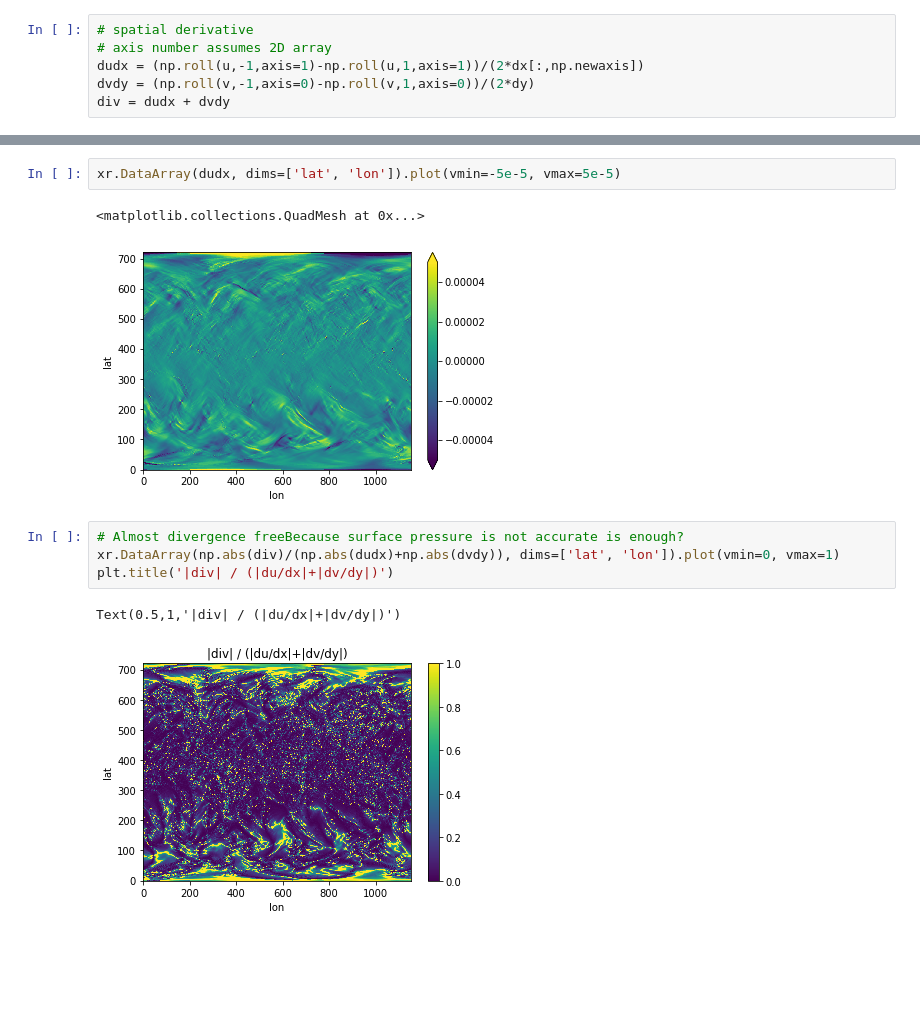
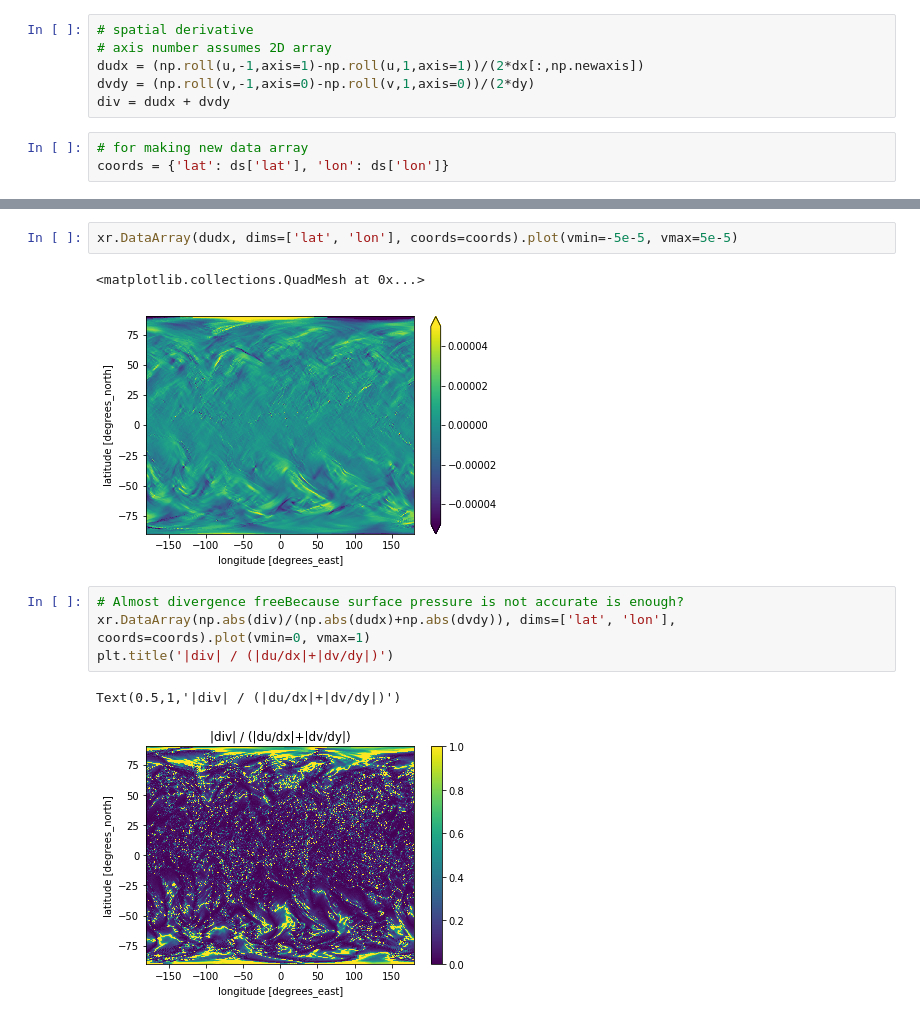
Before and after one commit to JiaweiZhuang/process_real_wind, a Jupyter notebook: wind_divergence.ipynb, the cells around one changed output, grey strips where cells are left out. Drawn from its saved outputs; the diff is of its cells as text; blank space fills up the shorter version.

Commit message:
Also plot coordinate values

```diff
--- a/wind_divergence.ipynb
+++ b/wind_divergence.ipynb
@@ -112,4 +112,7 @@ dx.shape, dy
 dudx = (np.roll(u,-1,axis=1)-np.roll(u,1,axis=1))/(2*dx[:,np.newaxis])
 dvdy = (np.roll(v,-1,axis=0)-np.roll(v,1,axis=0))/(2*dy)
 div = dudx + dvdy
+# %%
+# for making new data array
+coords = {'lat': ds['lat'], 'lon': ds['lon']}
 # %%
@@ -121,12 +124,12 @@ Text(0.5,1,'divergence (1/s)')
 # %%
-xr.DataArray(dudx, dims=['lat', 'lon']).plot(vmin=-5e-5, vmax=5e-5)
+xr.DataArray(dudx, dims=['lat', 'lon'], coords=coords).plot(vmin=-5e-5, vmax=5e-5)
 # %% [output]
 <matplotlib.collections.QuadMesh at 0x...>
-[figure, old version]
+[figure, new version]
 # %%
 # Almost divergence freeBecause surface pressure is not accurate is enough?
-xr.DataArray(np.abs(div)/(np.abs(dudx)+np.abs(dvdy)), dims=['lat', 'lon']).plot(vmin=0, vmax=1)
+xr.DataArray(np.abs(div)/(np.abs(dudx)+np.abs(dvdy)), dims=['lat', 'lon'], coords=coords).plot(vmin=0, vmax=1)
 plt.title('|div| / (|du/dx|+|dv/dy|)')
 # %% [output]
 Text(0.5,1,'|div| / (|du/dx|+|dv/dy|)')
-[figure, old version]
+[figure, new version]
```
Also changed, not shown: parts of 2 cells of this notebook.
